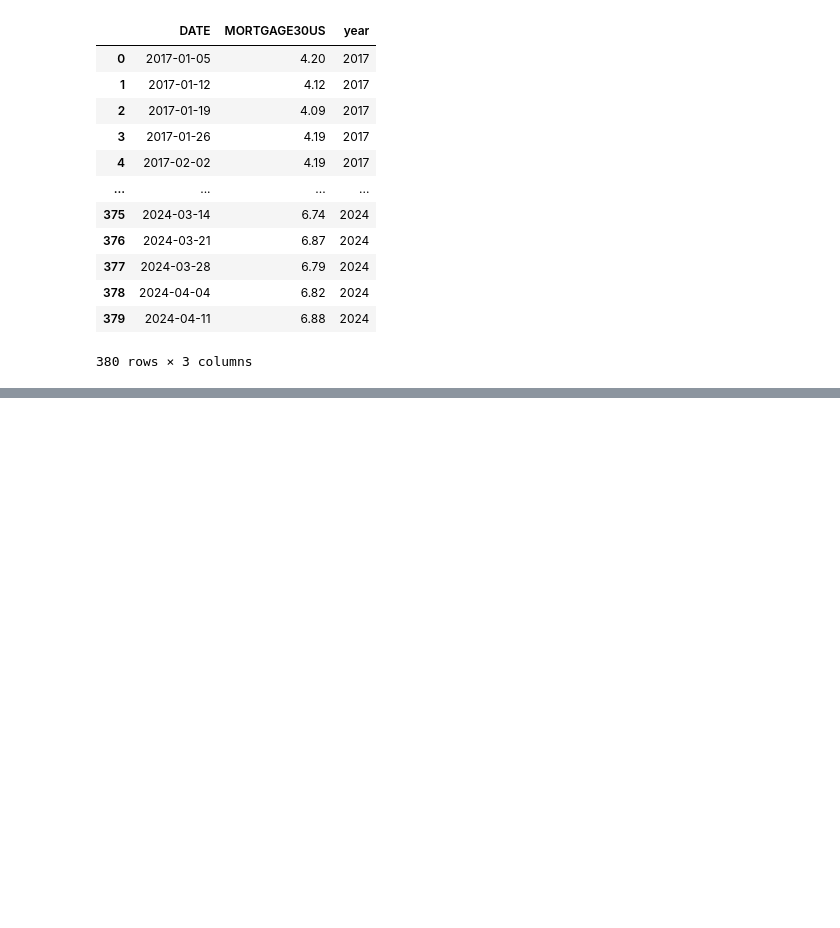
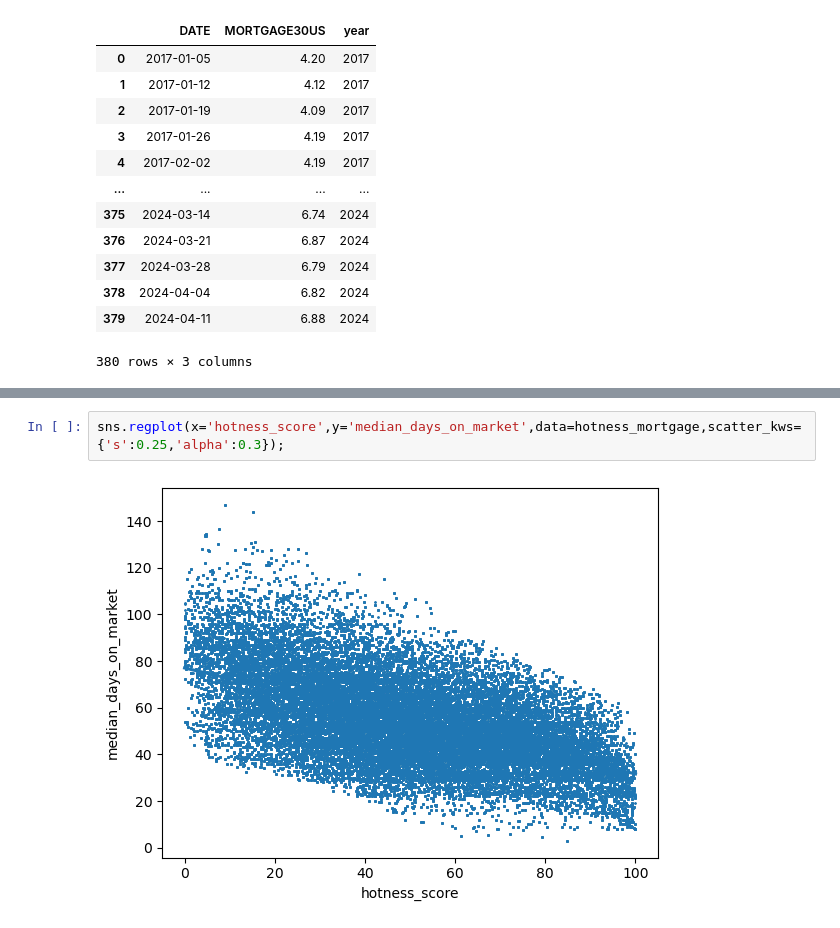
Before and after one commit to siri-anil/Capstone, a Jupyter notebook: capstone.ipynb, the cells around one changed output, grey strips where cells are left out. Saved outputs shown, nothing was run; the diff lists cells and outputs as text; blank space fills up the shorter version.

```diff
--- a/capstone.ipynb
+++ b/capstone.ipynb
@@ -412,0 +448,4 @@ mortgage
+# %%
+sns.regplot(x='hotness_score',y='median_days_on_market',data=hotness_mortgage,scatter_kws={'s':0.25,'alpha':0.3});
+# %% [output]
+[figure, added]
```
Also changed, not shown: parts of 44 cells of this notebook, 3 other files.
